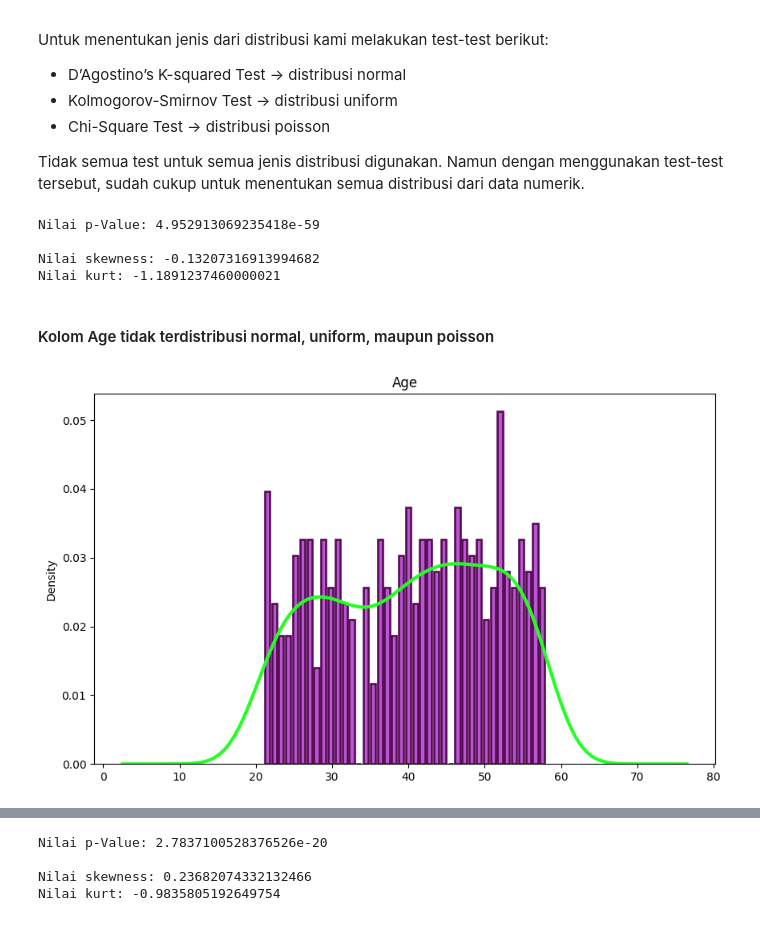
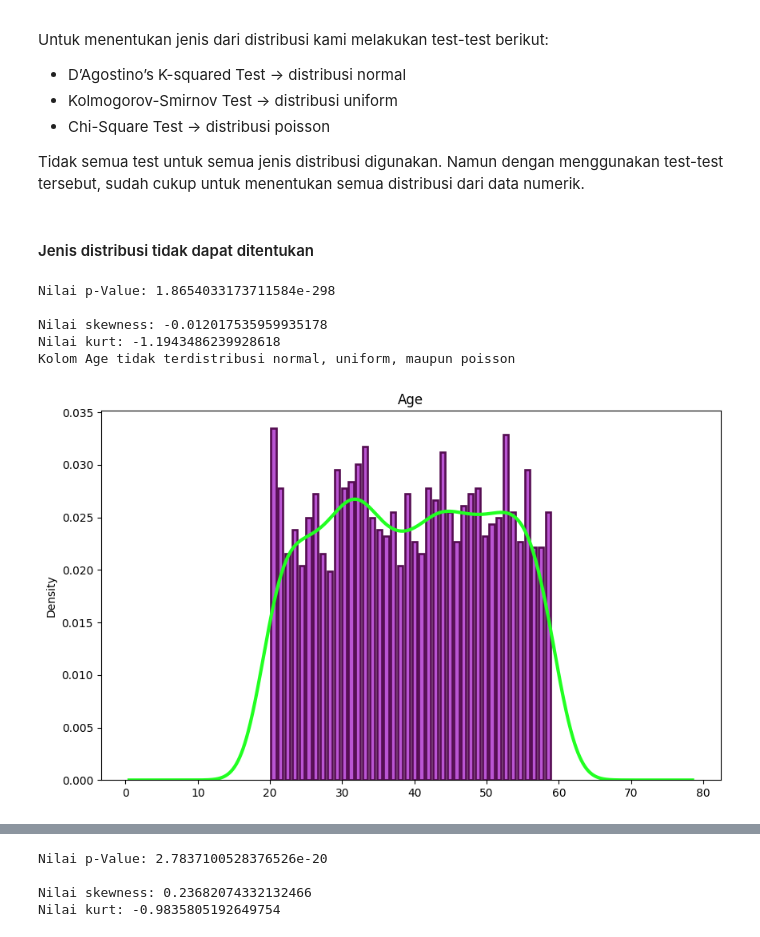
Before and after one commit to NoHaitch/Tubes_Probstat, a Jupyter notebook: K01-IF2220-13522071-13522091.ipynb, the cells around one changed output, grey strips where cells are left out. Cells and saved outputs as stored; diff of their text form; code cells hidden in the pictures.

```diff
--- a/K01-IF2220-13522071-13522091.ipynb
+++ b/K01-IF2220-13522071-13522091.ipynb
@@ -223,7 +224,7 @@ result_data = result_data[result_data['Stress_Level'] >= 0]
 result_data = result_data[result_data['Exercise_Hours_Per_Week'] >= 0]
 result_data = result_data[result_data['Cholesterol_Level'] > 0]
 result_data = result_data[result_data['Blood_Pressure'] > 0]
-result_data = result_data[result_data['Income'] >= 0]
+result_data = result_data[result_data['Income'] > 0]
 
 # get new size
 logical_size = result_data.shape[0]
@@ -698,9 +699,6 @@ def test_distribution(column_name: str) -> None:
             # Checks if the distribution is poisson distribution
             if get_chi_square_p(column_values) >= 0.5:
                 display(Markdown("#### Kolom %s Mirip Dengan Distribusi Uniform" % column_name))
-            else:
-                # Poisson Distribution Test
-                display(Markdown(f"#### Kolom {column_name} tidak terdistribusi normal, uniform, maupun poisson"))
 
     plt.figure(figsize=(8, 4))
     column_values.plot(kind="hist", color="mediumorchid", linewidth=1.9, edgecolor="#550d52", bins=40, density="True", rwidth=0.7)
@@ -708,14 +706,16 @@ def test_distribution(column_name: str) -> None:
     plt.title(column_name)
     plt.show()
 # %%
+display(Markdown("#### Jenis distribusi tidak dapat ditentukan"))
 test_distribution(data_column_numeric[0])
 # %% [output]
+#### Jenis distribusi tidak dapat ditentukan
-Nilai p-Value: 4.952913069235418e-59
+Nilai p-Value: 1.8654033173711584e-298
 
-Nilai skewness: -0.13207316913994682
-Nilai kurt: -1.1891237460000021
+Nilai skewness: -0.012017535959935178
+Nilai kurt: -1.1943486239928618
+Kolom Age tidak terdistribusi normal, uniform, maupun poisson
-#### Kolom Age tidak terdistribusi normal, uniform, maupun poisson
-[figure, old version]
+[figure, new version]
 # %%
 test_distribution(data_column_numeric[1])
 # %% [output]
```
Also changed, not shown: parts of 30 cells of this notebook.
